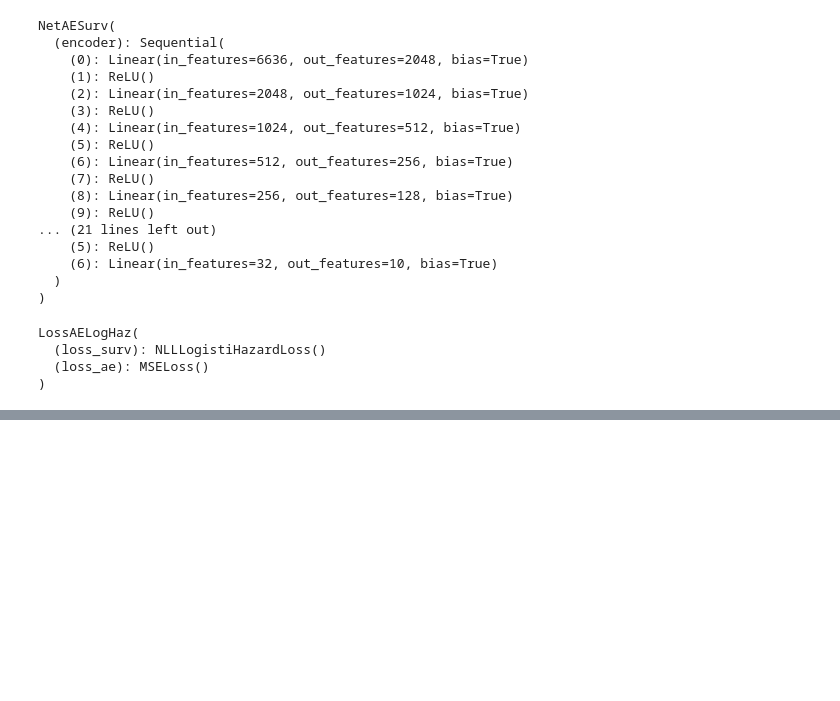
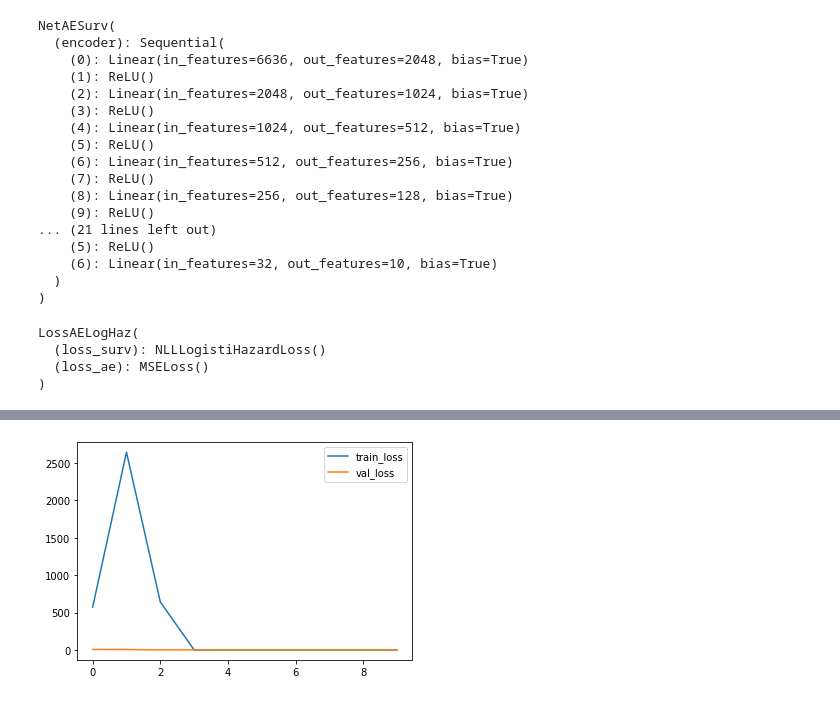
Before and after one commit to chunjie-sam-liu/Deeplatelet, a Jupyter notebook: analysis/08_AESurv.ipynb, the cells around one changed output, grey strips where cells are left out. Drawn from its saved outputs; the diff is of its cells as text; code cells hidden in the pictures; blank space fills up the shorter version.

```diff
--- a/analysis/08_AESurv.ipynb
+++ b/analysis/08_AESurv.ipynb
@@ -236,3 +240,5 @@ epochs = 10
 log = model.fit(
     *train, batch_size=batch_size, epochs=epochs, callbacks=callbacks, verbose=False, val_data=val, metrics=metrics
 )
+# %%
+res = model.log.to_pandas()
@@ -238,0 +254,4 @@ log = model.fit(
+# %%
+_ = res[['train_loss', 'val_loss']].plot()
+# %% [output]
+[figure, added]
```
Also changed, not shown: parts of 20 cells of this notebook.
